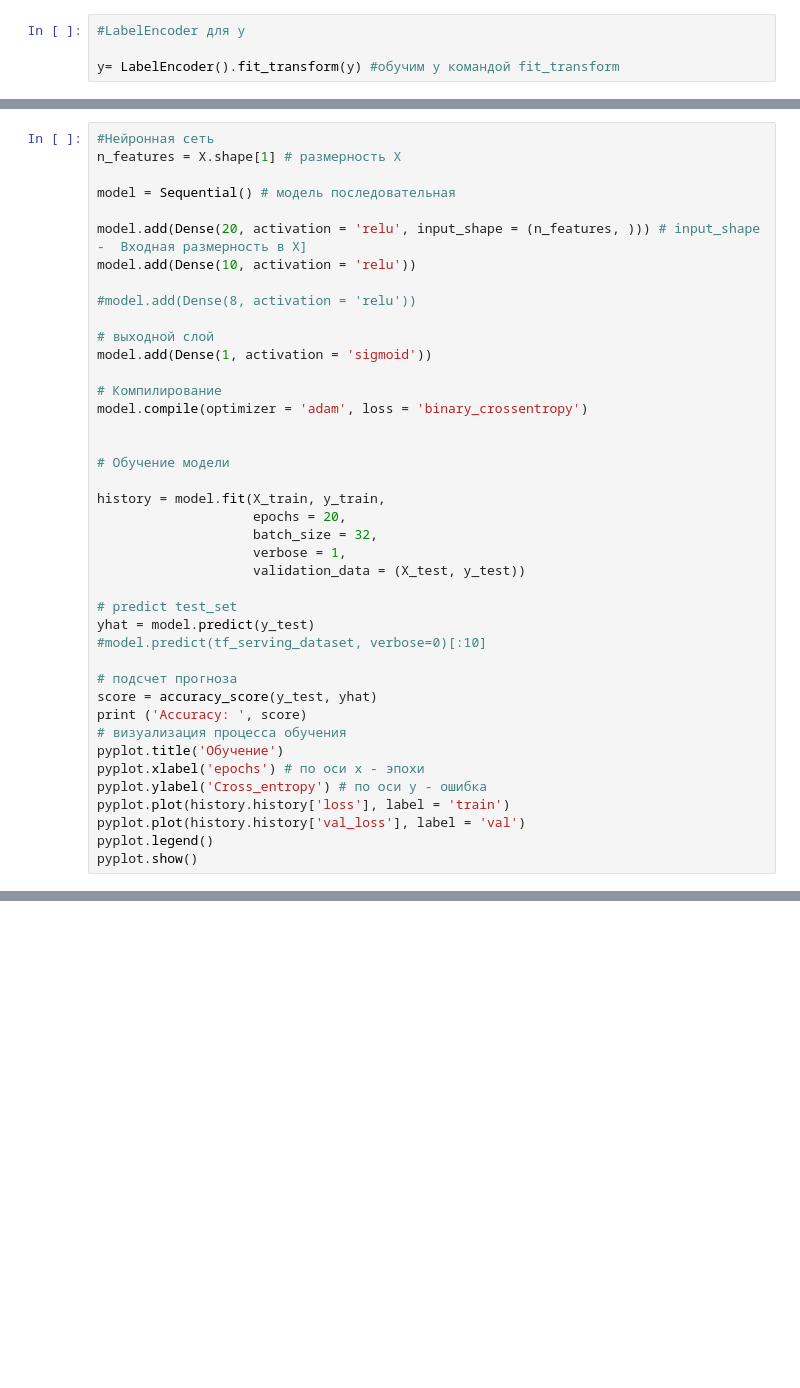
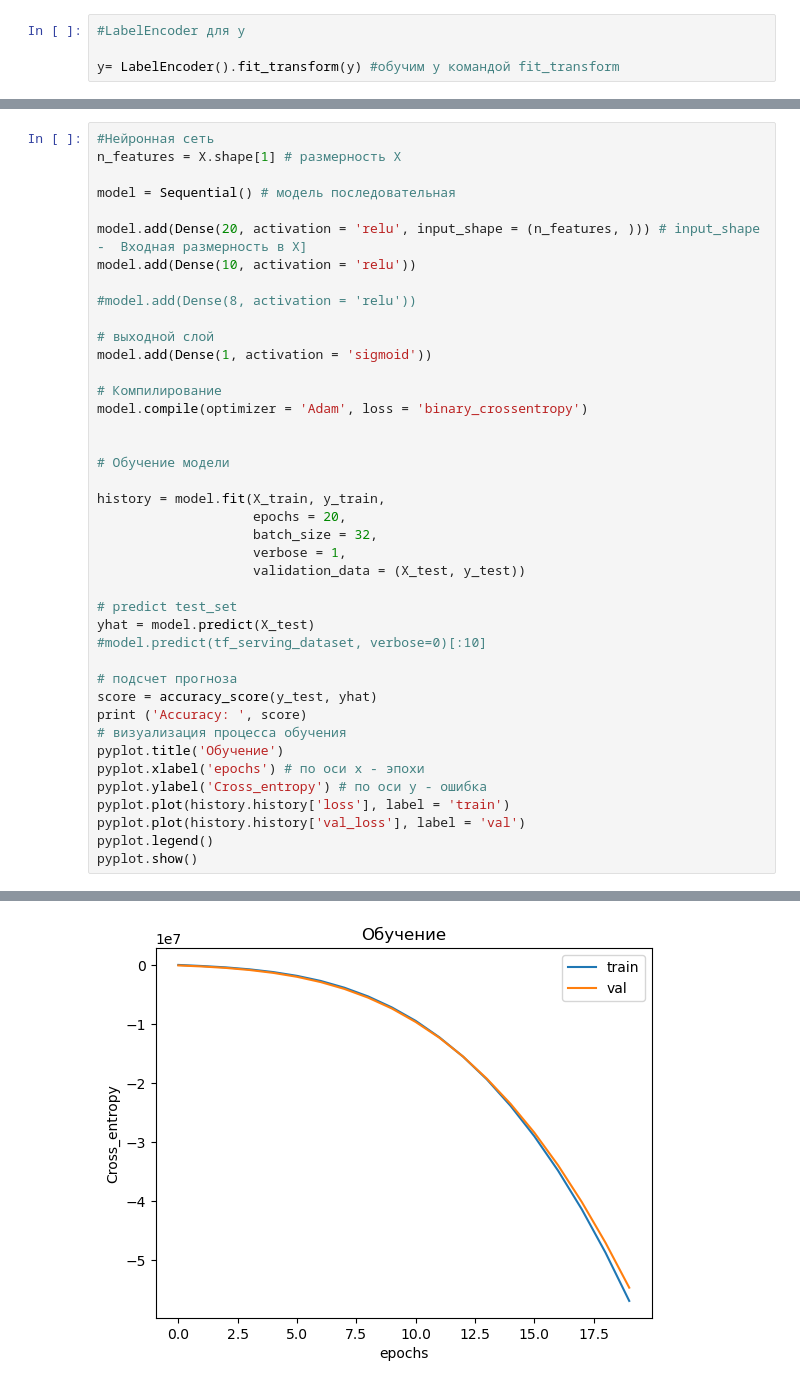
Before and after one commit to Leon-anton/Work_test, a Jupyter notebook: model.ipynb, the cells around one changed output, grey strips where cells are left out. Saved outputs shown, nothing was run; the diff lists cells and outputs as text; blank space fills up the shorter version.

```diff
--- a/model.ipynb
+++ b/model.ipynb
@@ -87,7 +197,7 @@ model.add(Dense(10, activation = 'relu'))
 model.add(Dense(1, activation = 'sigmoid'))
 
 # Компилирование
-model.compile(optimizer = 'adam', loss = 'binary_crossentropy')
+model.compile(optimizer = 'Adam', loss = 'binary_crossentropy')
 
 
 # Обучение модели
@@ -99,7 +209,7 @@ history = model.fit(X_train, y_train,
                     validation_data = (X_test, y_test))
 
 # predict test_set
-yhat = model.predict(y_test)
+yhat = model.predict(X_test)
 #model.predict(tf_serving_dataset, verbose=0)[:10]
 
 # подсчет прогноза
@@ -113,3 +223,4 @@ pyplot.plot(history.history['loss'], label = 'train')
 pyplot.plot(history.history['val_loss'], label = 'val')
 pyplot.legend()
 pyplot.show()
+# %% [output]
@@ -115,0 +244 @@ pyplot.show()
+[figure, added]
```
Also changed, not shown: parts of 21 cells of this notebook.
